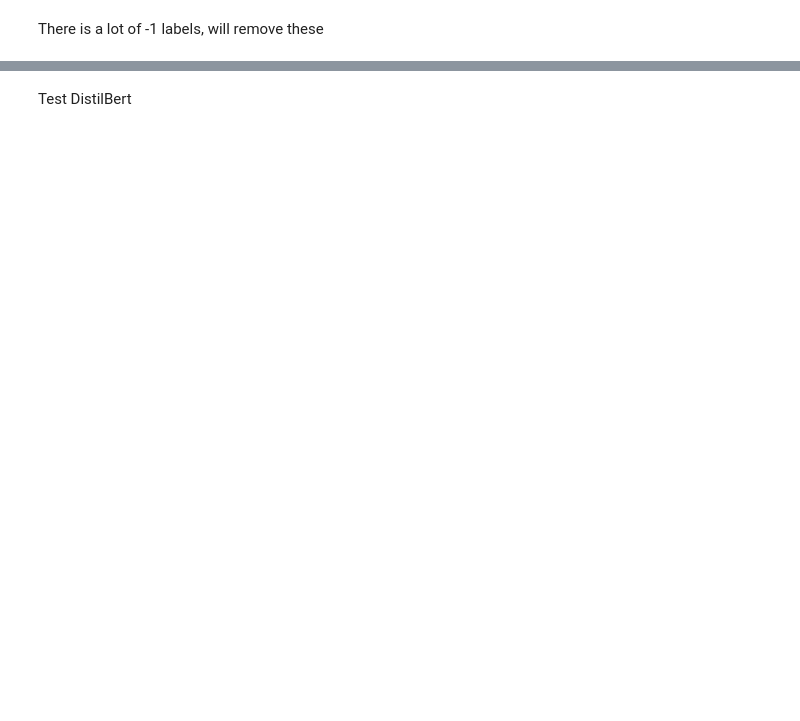
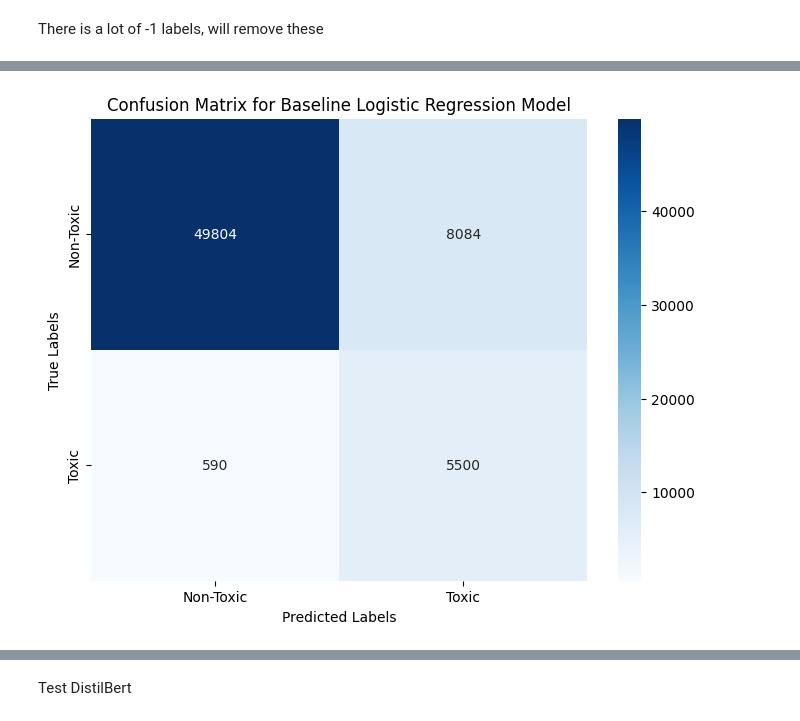
Before and after one commit to melodymassis/Transformer-Model-Efficiency, a Jupyter notebook: ModelTesting.ipynb, the cells around one changed output, grey strips where cells are left out. Cells and saved outputs as stored; diff of their text form; code cells hidden in the pictures; blank space fills up the shorter version.

Commit message:
update model

```diff
--- a/ModelTesting.ipynb
+++ b/ModelTesting.ipynb
@@ -419,0 +314,18 @@ test_preds_filtered = model.predict(X_test_filtered)
+# %%
+# Pre process data
+
+from sklearn.feature_extraction.text import TfidfVectorizer
+
+# Convert comment_text into numerical features for training
+vectorizer = TfidfVectorizer(max_features=5000)  # Limit to 5000 features for simplicity
+X_train = vectorizer.fit_transform(train_df['comment_text'])
+y_train = train_df['toxic']  # Use the toxic column as the target
+# %%
+# Prepare test features
+
+X_test = vectorizer.transform(filtered_test_df['comment_text'])
+y_test = filtered_test_df['toxic']  # Use the toxic column as the test target
+# %%
+# Train the model with class weighting to handle imbalance
+model = LogisticRegression(class_weight='balanced', max_iter=1000)
+model.fit(X_train, y_train)
@@ -419,0 +334,3 @@ test_preds_filtered = model.predict(X_test_filtered)
+# %%
+# Predict the test set labels
+y_pred = model.predict(X_test)
@@ -419,0 +405,13 @@ test_preds_filtered = model.predict(X_test_filtered)
+# %%
+# Compute the confusion matrix
+cm = confusion_matrix(y_test, y_pred, labels=[0, 1])  # Assuming labels are 0 (Non-Toxic) and 1 (Toxic)
+
+# Create a heatmap to visualize the confusion matrix
+plt.figure(figsize=(8, 6))
+sns.heatmap(cm, annot=True, fmt='d', cmap='Blues', xticklabels=['Non-Toxic', 'Toxic'], yticklabels=['Non-Toxic', 'Toxic'])
+plt.title('Confusion Matrix for Baseline Logistic Regression Model')
+plt.xlabel('Predicted Labels')
+plt.ylabel('True Labels')
+plt.show()
+# %% [output]
+[figure, added]
```
Also changed, not shown: parts of 33 cells of this notebook.
